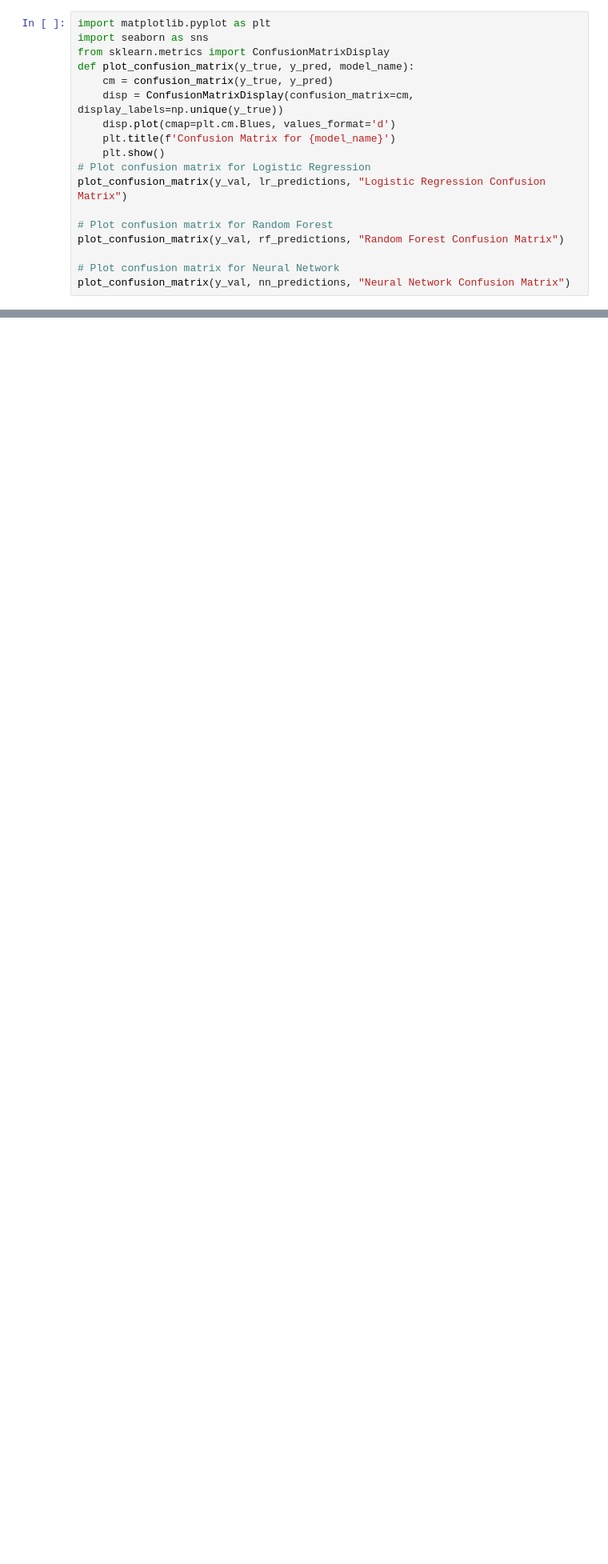
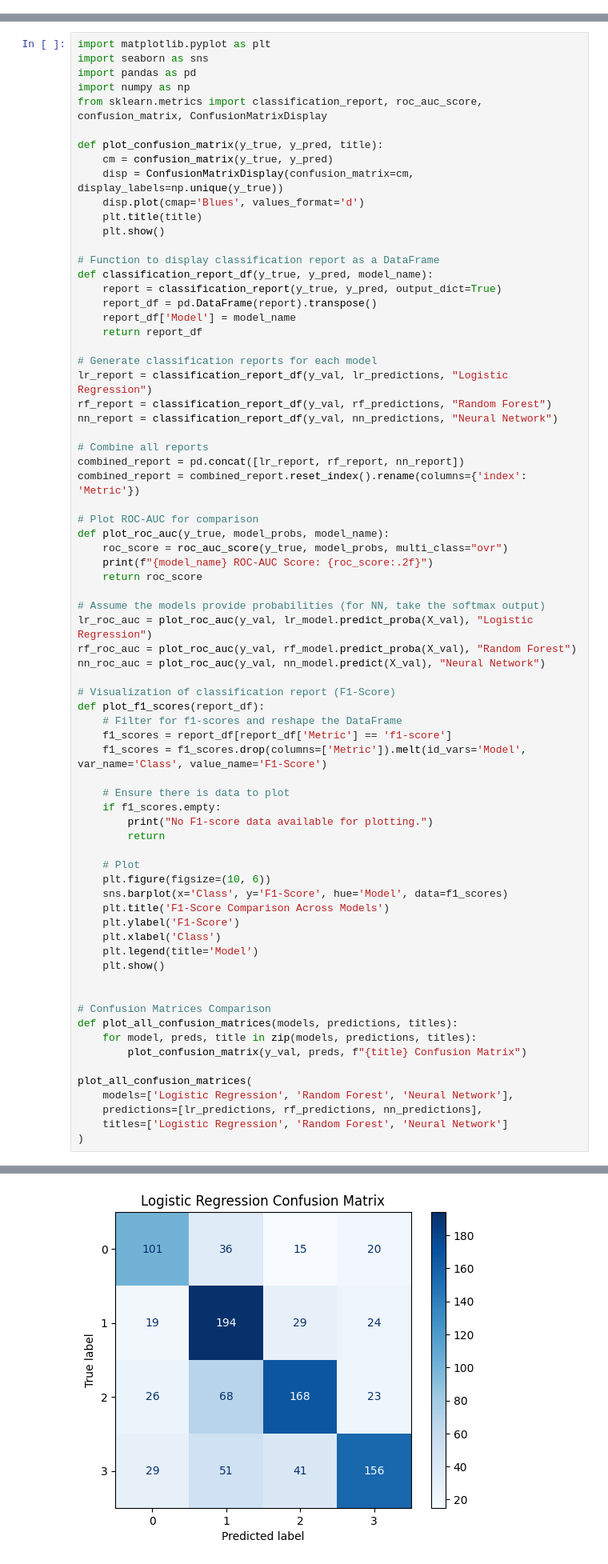
Before and after one commit to akinahomwabella/Data-Imputation, a Jupyter notebook: Twitter_Sentiment.ipynb, the cells around one changed output, grey strips where cells are left out. Shown: that part at 80% size. Saved outputs shown, nothing was run; the diff lists cells and outputs as text; blank space fills up the shorter version.

```diff
--- a/Twitter_Sentiment.ipynb
+++ b/Twitter_Sentiment.ipynb
@@ -238,21 +238,3 @@ Epoch 6/20
  [  1 255   7   3]
  [  2  30 249   4]
  [  3  21  24 229]]
-# %%
-import matplotlib.pyplot as plt
-import seaborn as sns
-from sklearn.metrics import ConfusionMatrixDisplay
-def plot_confusion_matrix(y_true, y_pred, model_name):
-    cm = confusion_matrix(y_true, y_pred)
-    disp = ConfusionMatrixDisplay(confusion_matrix=cm, display_labels=np.unique(y_true))
-    disp.plot(cmap=plt.cm.Blues, values_format='d')
-    plt.title(f'Confusion Matrix for {model_name}')
-    plt.show()
-# Plot confusion matrix for Logistic Regression
-plot_confusion_matrix(y_val, lr_predictions, "Logistic Regression Confusion Matrix")
-
-# Plot confusion matrix for Random Forest
-plot_confusion_matrix(y_val, rf_predictions, "Random Forest Confusion Matrix")
-
-# Plot confusion matrix for Neural Network
-plot_confusion_matrix(y_val, nn_predictions, "Neural Network Confusion Matrix")
@@ -262,0 +241,73 @@ plot_confusion_matrix(y_val, nn_predictions, "Neural Network Confusion Matrix")
+# %%
+import matplotlib.pyplot as plt
+import seaborn as sns
+import pandas as pd
+import numpy as np
+from sklearn.metrics import classification_report, roc_auc_score, confusion_matrix, ConfusionMatrixDisplay
+
+def plot_confusion_matrix(y_true, y_pred, title):
+    cm = confusion_matrix(y_true, y_pred)
+    disp = ConfusionMatrixDisplay(confusion_matrix=cm, display_labels=np.unique(y_true))
+    disp.plot(cmap='Blues', values_format='d')
+    plt.title(title)
+    plt.show()
+
+# Function to display classification report as a DataFrame
+def classification_report_df(y_true, y_pred, model_name):
+    report = classification_report(y_true, y_pred, output_dict=True)
+    report_df = pd.DataFrame(report).transpose()
+    report_df['Model'] = model_name
+    return report_df
+
+# Generate classification reports for each model
+lr_report = classification_report_df(y_val, lr_predictions, "Logistic Regression")
+rf_report = classification_report_df(y_val, rf_predictions, "Random Forest")
+nn_report = classification_report_df(y_val, nn_predictions, "Neural Network")
+
+# Combine all reports
+combined_report = pd.concat([lr_report, rf_report, nn_report])
+combined_report = combined_report.reset_index().rename(columns={'index': 'Metric'})
+
+# Plot ROC-AUC for comparison
+def plot_roc_auc(y_true, model_probs, model_name):
+    roc_score = roc_auc_score(y_true, model_probs, multi_class="ovr")
+    print(f"{model_name} ROC-AUC Score: {roc_score:.2f}")
+    return roc_score
+
+# Assume the models provide probabilities (for NN, take the softmax output)
+lr_roc_auc = plot_roc_auc(y_val, lr_model.predict_proba(X_val), "Logistic Regression")
+rf_roc_auc = plot_roc_auc(y_val, rf_model.predict_proba(X_val), "Random Forest")
+nn_roc_auc = plot_roc_auc(y_val, nn_model.predict(X_val), "Neural Network")
+
+# Visualization of classification report (F1-Score)
+def plot_f1_scores(report_df):
+    # Filter for f1-scores and reshape the DataFrame
+    f1_scores = report_df[report_df['Metric'] == 'f1-score']
+    f1_scores = f1_scores.drop(columns=['Metric']).melt(id_vars='Model', var_name='Class', value_name='F1-Score')
+
+    # Ensure there is data to plot
+    if f1_scores.empty:
+        print("No F1-score data available for plotting.")
+        return
+
+    # Plot
+    plt.figure(figsize=(10, 6))
+    sns.barplot(x='Class', y='F1-Score', hue='Model', data=f1_scores)
+    plt.title('F1-Score Comparison Across Models')
+    plt.ylabel('F1-Score')
+    plt.xlabel('Class')
+    plt.legend(title='Model')
+    plt.show()
+
+
+# Confusion Matrices Comparison
+def plot_all_confusion_matrices(models, predictions, titles):
+    for model, preds, title in zip(models, predictions, titles):
+        plot_confusion_matrix(y_val, preds, f"{title} Confusion Matrix")
+
+plot_all_confusion_matrices(
+    models=['Logistic Regression', 'Random Forest', 'Neural Network'],
+    predictions=[lr_predictions, rf_predictions, nn_predictions],
+    titles=['Logistic Regression', 'Random Forest', 'Neural Network']
+)
+# %% [output]
@@ -262,0 +318 @@ plot_confusion_matrix(y_val, nn_predictions, "Neural Network Confusion Matrix")
+[figure, added]
```
Also changed, not shown: parts of 2 cells of this notebook.
